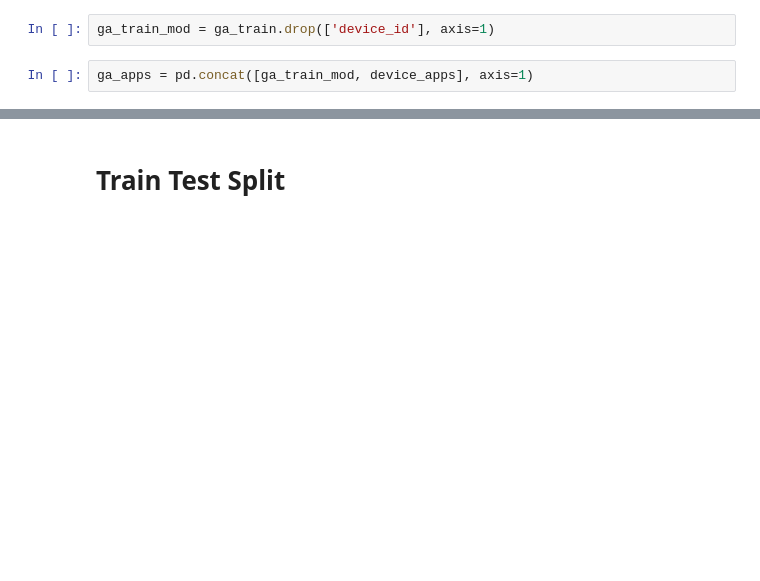
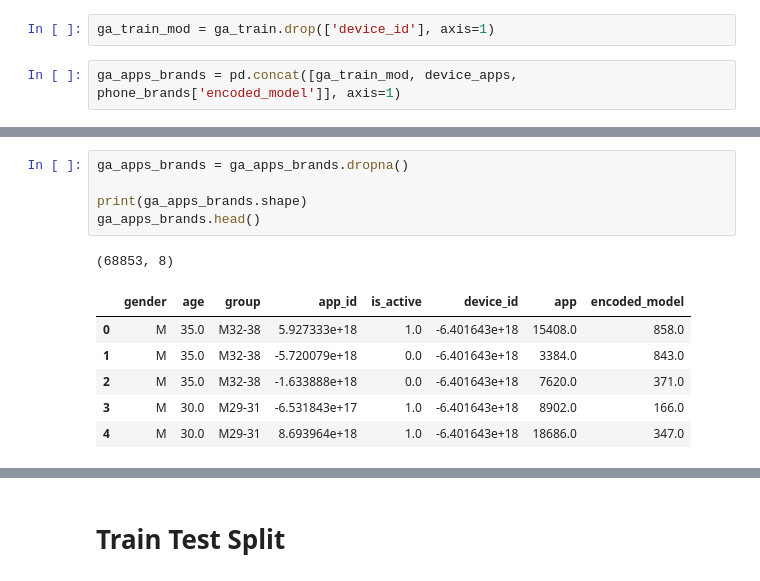
Before and after one commit to lamkg/Thinkful-Final-Capstone, a Jupyter notebook: Final Capstone.ipynb, the cells around one changed output, grey strips where cells are left out. Drawn from its saved outputs; the diff is of its cells as text; blank space fills up the shorter version.

```diff
--- a/Final Capstone.ipynb
+++ b/Final Capstone.ipynb
@@ -342,4 +381,4 @@ phone_brands.encoded_model.nunique()
 # %%
 ga_train_mod = ga_train.drop(['device_id'], axis=1)
 # %%
-ga_apps = pd.concat([ga_train_mod, device_apps], axis=1)
+ga_apps_brands = pd.concat([ga_train_mod, device_apps, phone_brands['encoded_model']], axis=1)
@@ -360,0 +385,13 @@ ga_apps.head()
+# %%
+ga_apps_brands = ga_apps_brands.dropna()
+
+print(ga_apps_brands.shape)
+ga_apps_brands.head()
+# %% [output]
+(68853, 8)
+|  | gender | age | group | app_id | is_active | device_id | app | encoded_model |
+| 0 | M | 35.0 | M32-38 | 5.927333e+18 | 1.0 | -6.401643e+18 | 15408.0 | 858.0 |
+| 1 | M | 35.0 | M32-38 | -5.720079e+18 | 0.0 | -6.401643e+18 | 3384.0 | 843.0 |
+| 2 | M | 35.0 | M32-38 | -1.633888e+18 | 0.0 | -6.401643e+18 | 7620.0 | 371.0 |
+| 3 | M | 30.0 | M29-31 | -6.531843e+17 | 1.0 | -6.401643e+18 | 8902.0 | 166.0 |
+| 4 | M | 30.0 | M29-31 | 8.693964e+18 | 1.0 | -6.401643e+18 | 18686.0 | 347.0 |
```
Also changed, not shown: parts of 26 cells of this notebook.
